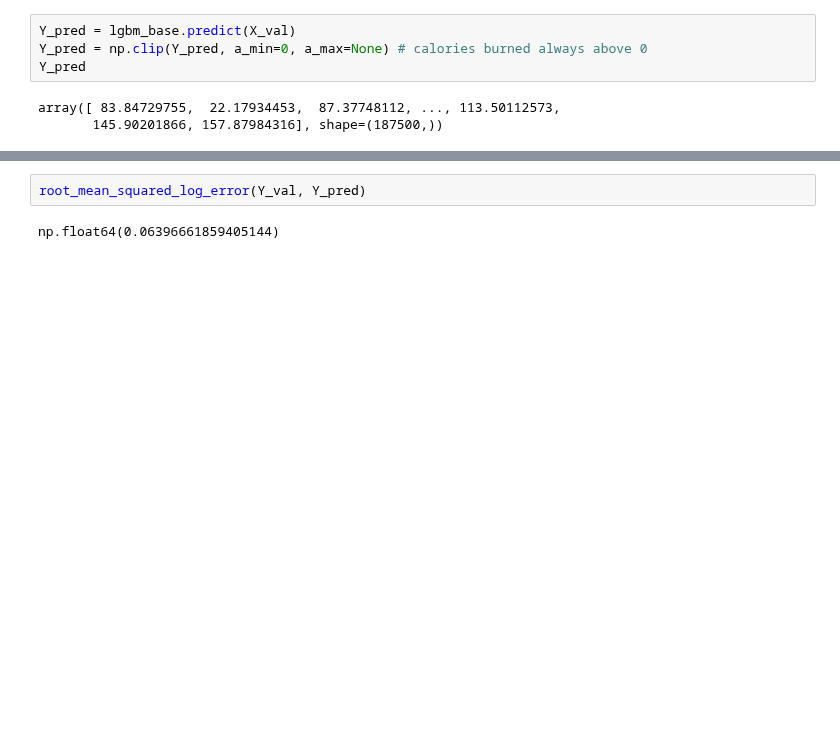
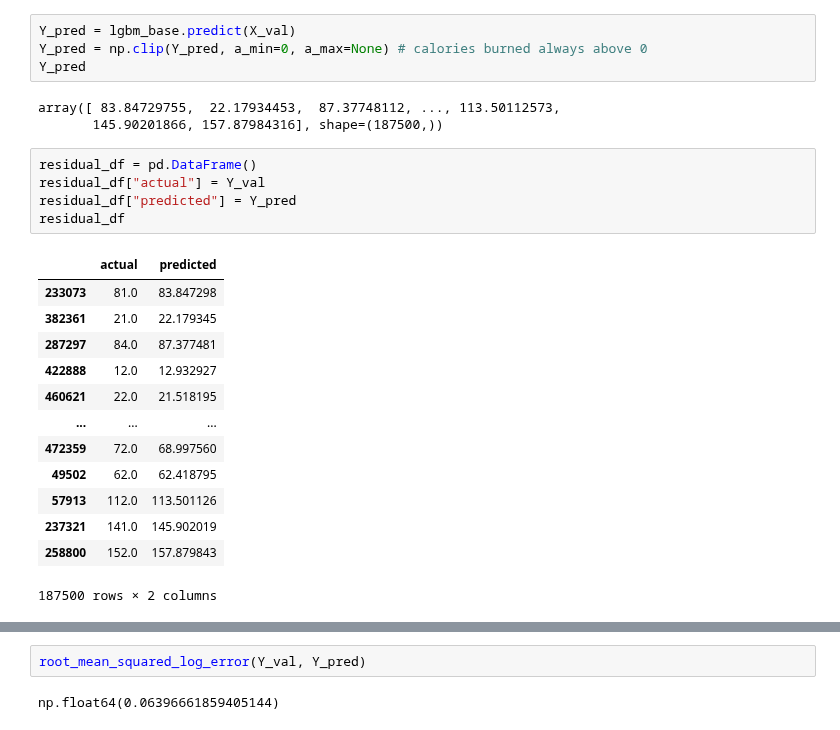
Before and after one commit to LoneCoder21/Kaggle-Notebooks, a Jupyter notebook: Regression/Calorie Expenditure/predict.ipynb, the cells around one changed output, grey strips where cells are left out. Saved outputs shown, nothing was run; the diff lists cells and outputs as text; blank space fills up the shorter version.

```diff
--- a/Regression/Calorie Expenditure/predict.ipynb
+++ b/Regression/Calorie Expenditure/predict.ipynb
@@ -80,3 +96,22 @@ Y_pred
 # %% [output]
 array([ 83.84729755,  22.17934453,  87.37748112, ..., 113.50112573,
        145.90201866, 157.87984316], shape=(187500,))
+# %%
+residual_df = pd.DataFrame()
+residual_df["actual"] = Y_val
+residual_df["predicted"] = Y_pred
+residual_df
+# %% [output]
+|  | actual | predicted |
+| 233073 | 81.0 | 83.847298 |
+| 382361 | 21.0 | 22.179345 |
+| 287297 | 84.0 | 87.377481 |
+| 422888 | 12.0 | 12.932927 |
+| 460621 | 22.0 | 21.518195 |
+| ... | ... | ... |
+| 472359 | 72.0 | 68.997560 |
+| 49502 | 62.0 | 62.418795 |
+| 57913 | 112.0 | 113.501126 |
+| 237321 | 141.0 | 145.902019 |
+| 258800 | 152.0 | 157.879843 |
+187500 rows × 2 columns
```
Also changed, not shown: parts of 3 cells of this notebook.
